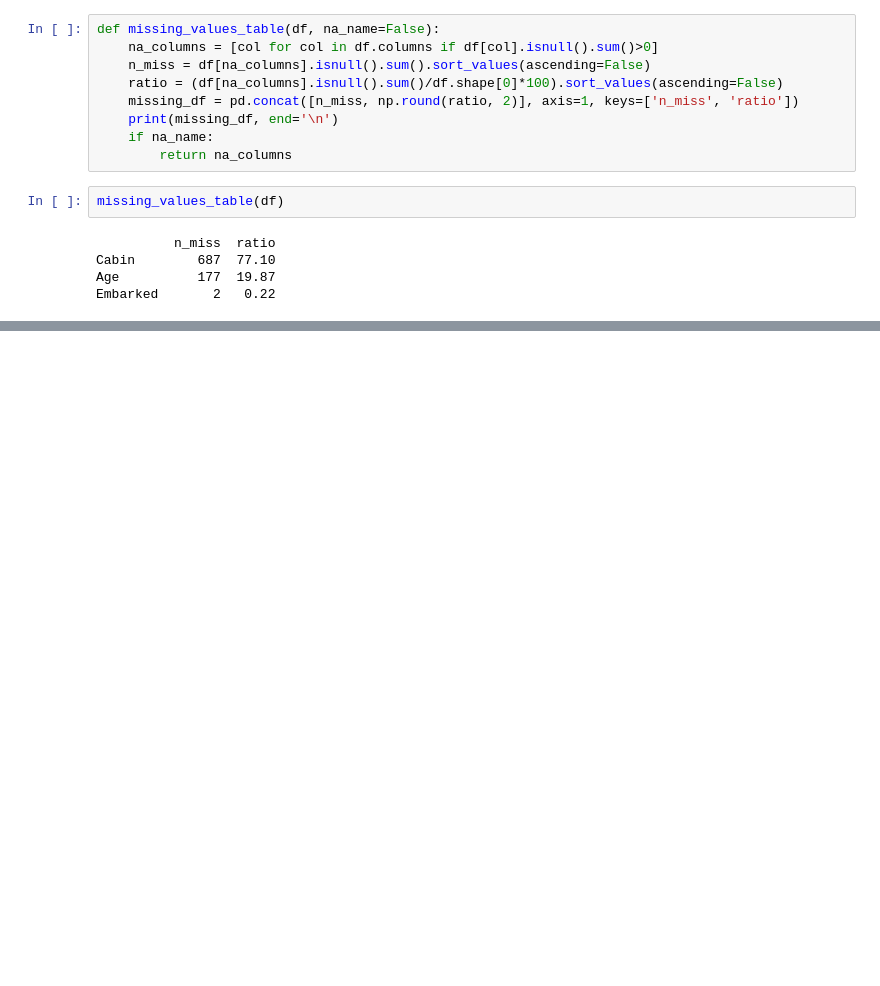
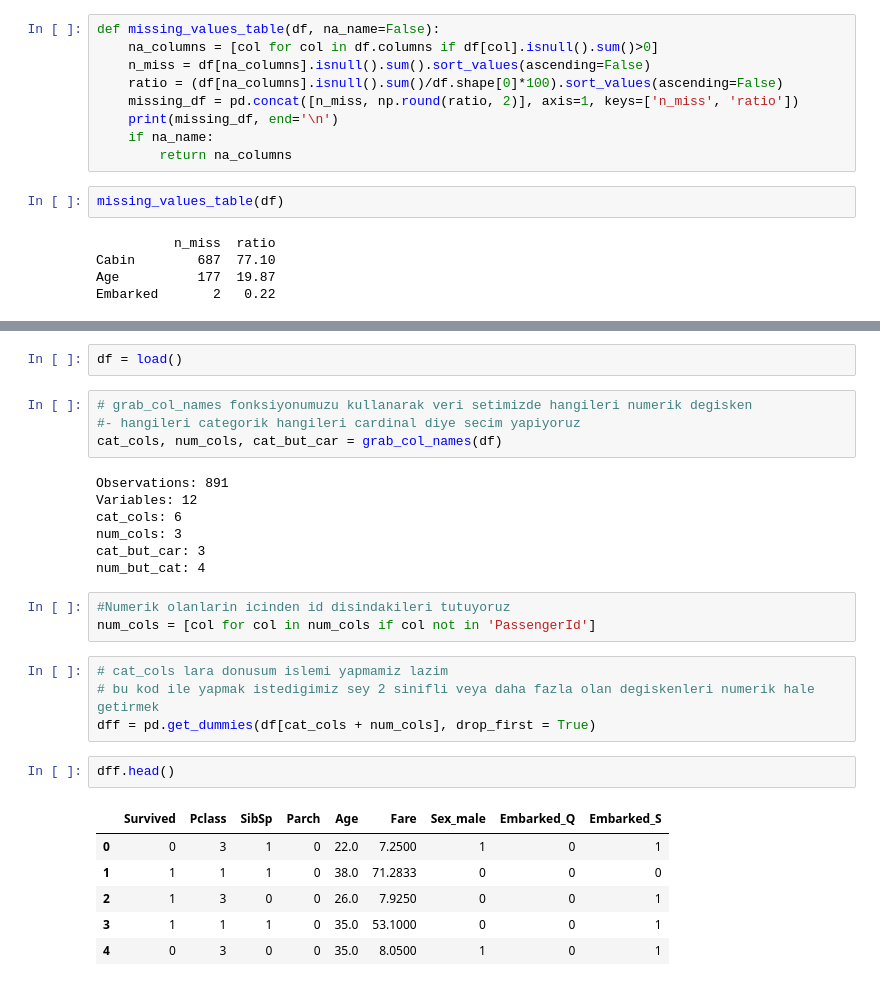
Before and after one commit to HuseyinEfkanAlp/FeatureEngineering, a Jupyter notebook: MissingValues/MissingValues.ipynb, the cells around one changed output, grey strips where cells are left out. Drawn from its saved outputs; the diff is of its cells as text; blank space fills up the shorter version.

```diff
--- a/MissingValues/MissingValues.ipynb
+++ b/MissingValues/MissingValues.ipynb
@@ -151,0 +302,29 @@ Embarked       2   0.22
+# %%
+df = load()
+# %%
+# grab_col_names fonksiyonumuzu kullanarak veri setimizde hangileri numerik degisken
+#- hangileri categorik hangileri cardinal diye secim yapiyoruz
+cat_cols, num_cols, cat_but_car = grab_col_names(df)
+# %% [output]
+Observations: 891
+Variables: 12
+cat_cols: 6
+num_cols: 3
+cat_but_car: 3
+num_but_cat: 4
+# %%
+#Numerik olanlarin icinden id disindakileri tutuyoruz
+num_cols = [col for col in num_cols if col not in 'PassengerId']
+# %%
+# cat_cols lara donusum islemi yapmamiz lazim
+# bu kod ile yapmak istedigimiz sey 2 sinifli veya daha fazla olan degiskenleri numerik hale getirmek
+dff = pd.get_dummies(df[cat_cols + num_cols], drop_first = True)
+# %%
+dff.head()
+# %% [output]
+|  | Survived | Pclass | SibSp | Parch | Age | Fare | Sex_male | Embarked_Q | Embarked_S |
+| 0 | 0 | 3 | 1 | 0 | 22.0 | 7.2500 | 1 | 0 | 1 |
+| 1 | 1 | 1 | 1 | 0 | 38.0 | 71.2833 | 0 | 0 | 0 |
+| 2 | 1 | 3 | 0 | 0 | 26.0 | 7.9250 | 0 | 0 | 1 |
+| 3 | 1 | 1 | 1 | 0 | 35.0 | 53.1000 | 0 | 0 | 1 |
+| 4 | 0 | 3 | 0 | 0 | 35.0 | 8.0500 | 1 | 0 | 1 |
```
Also changed, not shown: parts of 35 cells of this notebook.
